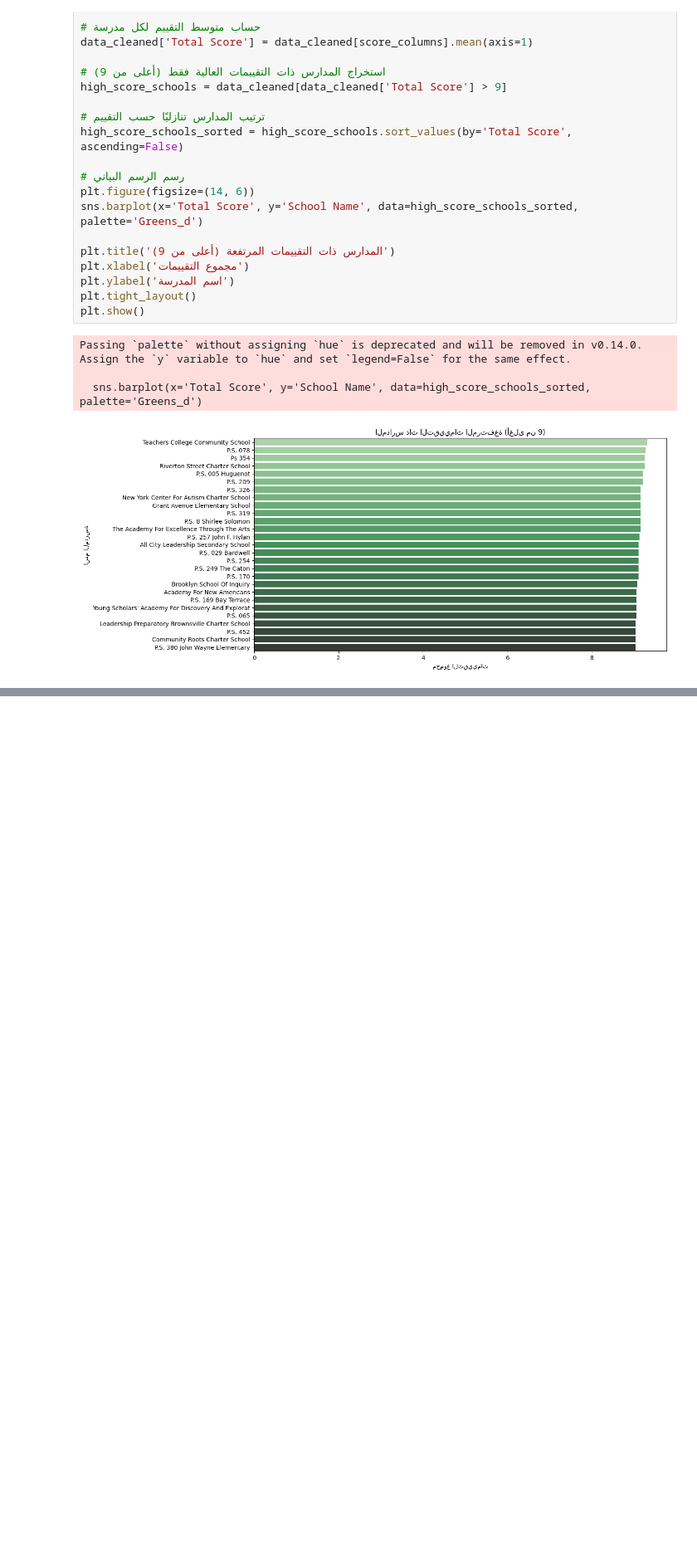
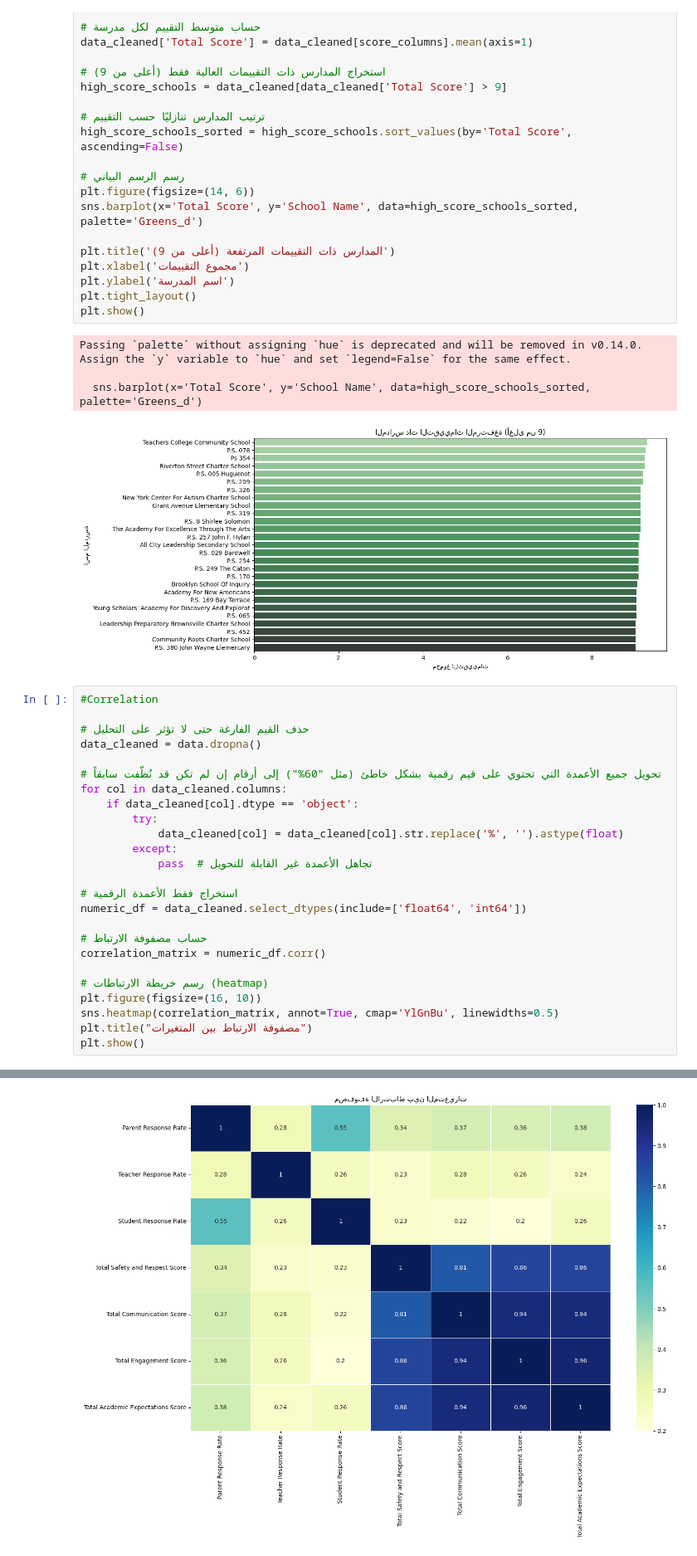
Before and after one commit to Raed11998/Task3, a Jupyter notebook: task3.ipynb, the cells around one changed output, grey strips where cells are left out. Shown at 83% size. Cells and saved outputs as stored; diff of their text form; blank space fills up the shorter version.

```diff
--- a/task3.ipynb
+++ b/task3.ipynb
@@ -240,3 +240,29 @@ Passing `palette` without assigning `hue` is deprecated and will be removed in v
 
   sns.barplot(x='Total Score', y='School Name', data=high_score_schools_sorted, palette='Greens_d')
 [figure]
+# %%
+#Correlation
+
+# حذف القيم الفارغة حتى لا تؤثر على التحليل
+data_cleaned = data.dropna()
+
+# تحويل جميع الأعمدة التي تحتوي على قيم رقمية بشكل خاطئ (مثل "60%") إلى أرقام إن لم تكن قد نُظّفت سابقاً
+for col in data_cleaned.columns:
+    if data_cleaned[col].dtype == 'object':
+        try:
+            data_cleaned[col] = data_cleaned[col].str.replace('%', '').astype(float)
+        except:
+            pass  # تجاهل الأعمدة غير القابلة للتحويل
+
+# استخراج فقط الأعمدة الرقمية
+numeric_df = data_cleaned.select_dtypes(include=['float64', 'int64'])
+
+# حساب مصفوفة الارتباط
+correlation_matrix = numeric_df.corr()
+
+# رسم خريطة الارتباطات (heatmap)
+plt.figure(figsize=(16, 10))
+sns.heatmap(correlation_matrix, annot=True, cmap='YlGnBu', linewidths=0.5)
+plt.title("مصفوفة الارتباط بين المتغيرات")
+plt.show()
+# %% [output]
@@ -243,3 +279,4 @@ Passing `palette` without assigning `hue` is deprecated and will be removed in v
+[figure, added]
 # %%
 
 
```
Also changed, not shown: parts of 2 cells of this notebook.
